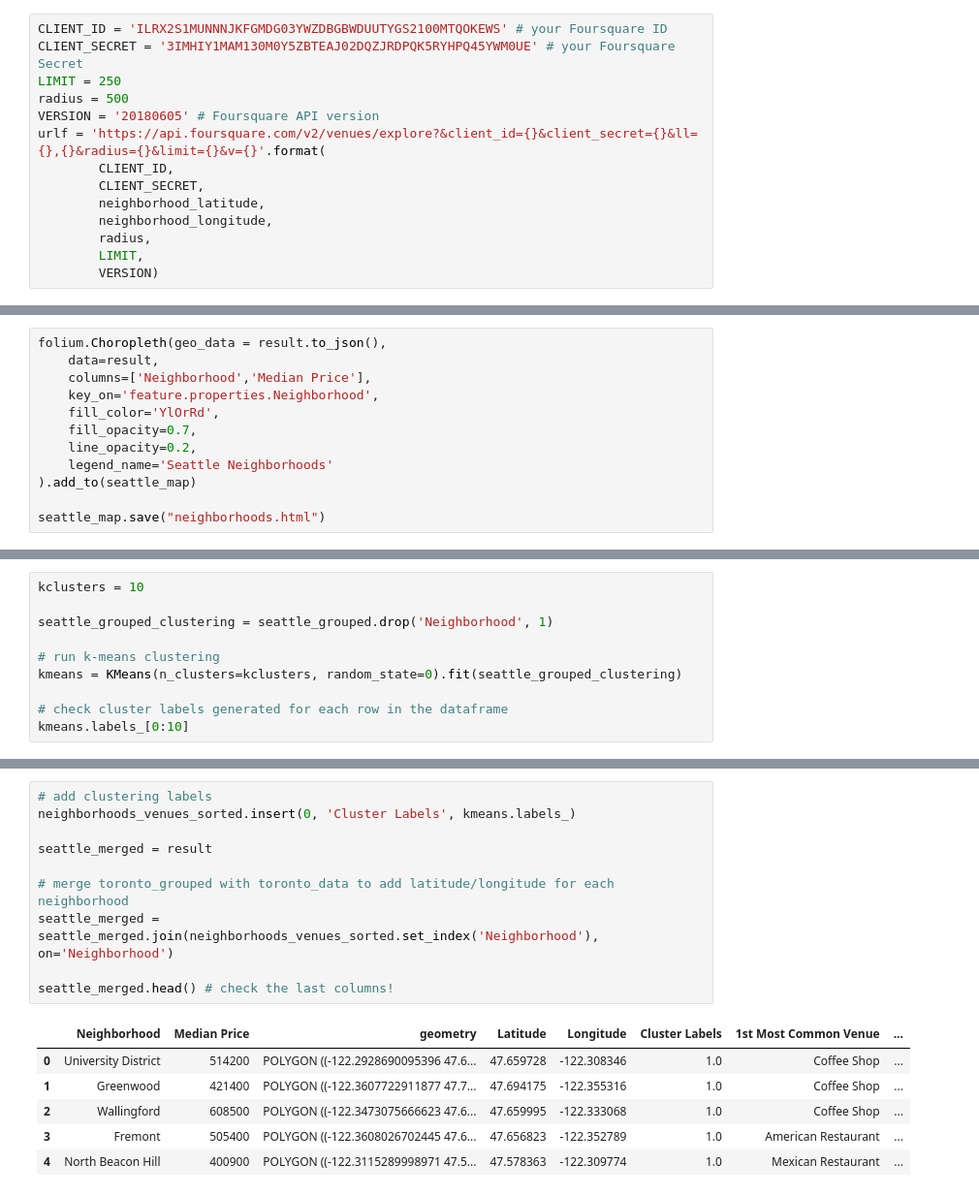
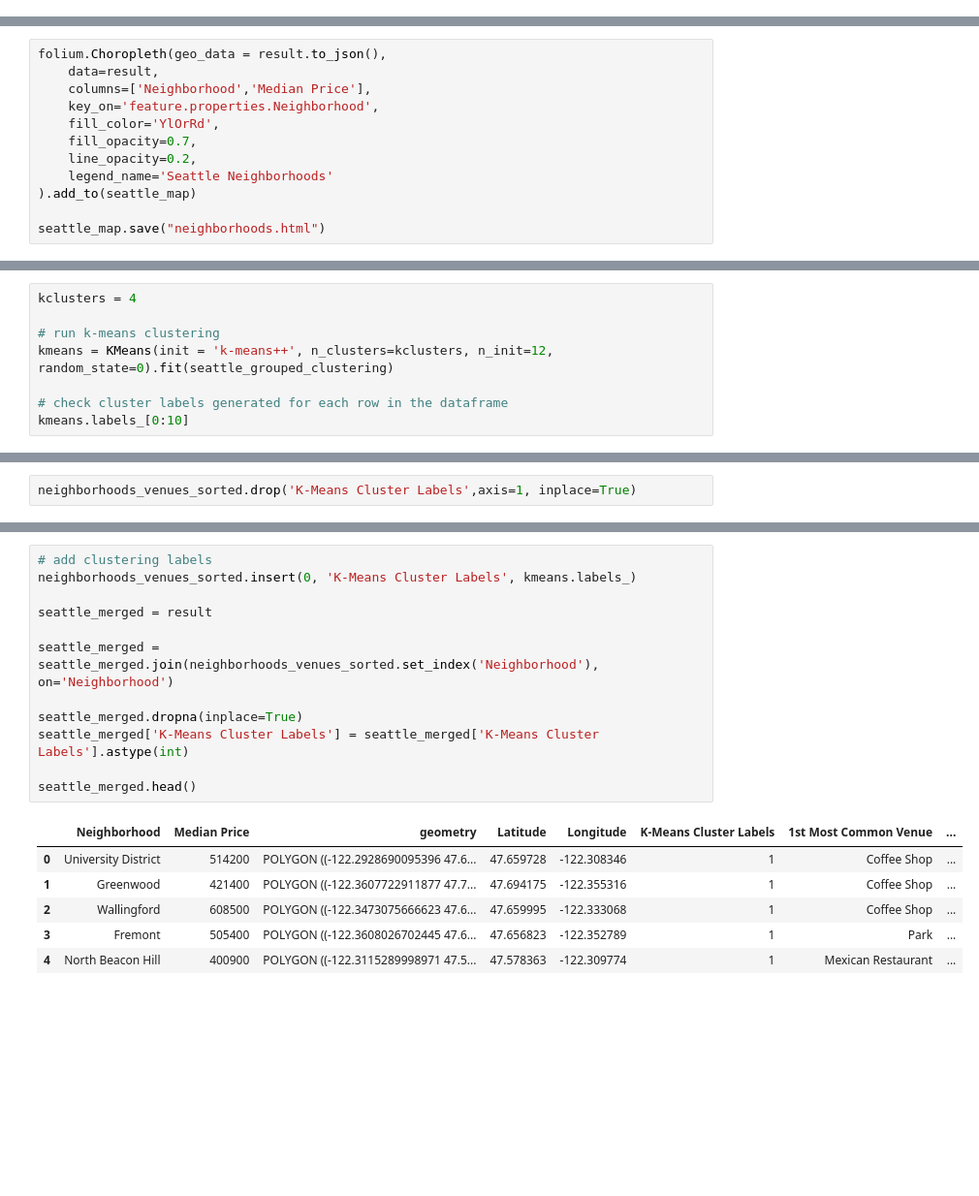
Before and after one commit to reluctantfuturist/Coursera_Capstone, a Jupyter notebook: Coursera Capstone Project.ipynb, the cells around one changed output, grey strips where cells are left out. Shown: that part at 97% size. Drawn from its saved outputs; the diff is of its cells as text; blank space fills up the shorter version.

```diff
--- a/Coursera Capstone Project.ipynb
+++ b/Coursera Capstone Project.ipynb
@@ -175,14 +221,0 @@ neighborhood_longitude = result.loc[0, 'Longitude'] # neighborhood longitude val
-# %%
-CLIENT_ID = 'ILRX2S1MUNNNJKFGMDG03YWZDBGBWDUUTYGS2100MTQOKEWS' # your Foursquare ID
-CLIENT_SECRET = '3IMHIY1MAM130M0Y5ZBTEAJ02DQZJRDPQK5RYHPQ45YWM0UE' # your Foursquare Secret
-LIMIT = 250
-radius = 500
-VERSION = '20180605' # Foursquare API version
-urlf = 'https://api.foursquare.com/v2/venues/explore?&client_id={}&client_secret={}&ll={},{}&radius={}&limit={}&v={}'.format(
-        CLIENT_ID,
-        CLIENT_SECRET,
-        neighborhood_latitude,
-        neighborhood_longitude,
-        radius,
-        LIMIT,
-        VERSION)
@@ -326,10 +385,8 @@ plt.show()
 # %%
-kclusters = 10
-
-seattle_grouped_clustering = seattle_grouped.drop('Neighborhood', 1)
+kclusters = 4
 
 # run k-means clustering
-kmeans = KMeans(n_clusters=kclusters, random_state=0).fit(seattle_grouped_clustering)
+kmeans = KMeans(init = 'k-means++', n_clusters=kclusters, n_init=12, random_state=0).fit(seattle_grouped_clustering)
 
 # check cluster labels generated for each row in the dataframe
 kmeans.labels_[0:10]
@@ -337,0 +395,2 @@ array([1, 1, 1, 1, 1, 1, 2, 1, 1, 1])
+# %%
+neighborhoods_venues_sorted.drop('K-Means Cluster Labels',axis=1, inplace=True)
@@ -338,17 +401,19 @@ array([1, 1, 1, 1, 1, 1, 2, 1, 1, 1])
 # %%
 # add clustering labels
-neighborhoods_venues_sorted.insert(0, 'Cluster Labels', kmeans.labels_)
+neighborhoods_venues_sorted.insert(0, 'K-Means Cluster Labels', kmeans.labels_)
 
 seattle_merged = result
 
-# merge toronto_grouped with toronto_data to add latitude/longitude for each neighborhood
 seattle_merged = seattle_merged.join(neighborhoods_venues_sorted.set_index('Neighborhood'), on='Neighborhood')
 
-seattle_merged.head() # check the last columns!
+seattle_merged.dropna(inplace=True)
+seattle_merged['K-Means Cluster Labels'] = seattle_merged['K-Means Cluster Labels'].astype(int)
+
+seattle_merged.head()
 # %% [output]
-|  | Neighborhood | Median Price | geometry | Latitude | Longitude | Cluster Labels | 1st Most Common Venue | ... |
-| 0 | University District | 514200 | POLYGON ((-122.2928690095396 47.6... | 47.659728 | -122.308346 | 1.0 | Coffee Shop | ... |
-| 1 | Greenwood | 421400 | POLYGON ((-122.3607722911877 47.7... | 47.694175 | -122.355316 | 1.0 | Coffee Shop | ... |
-| 2 | Wallingford | 608500 | POLYGON ((-122.3473075666623 47.6... | 47.659995 | -122.333068 | 1.0 | Coffee Shop | ... |
-| 3 | Fremont | 505400 | POLYGON ((-122.3608026702445 47.6... | 47.656823 | -122.352789 | 1.0 | American Restaurant | ... |
-| 4 | North Beacon Hill | 400900 | POLYGON ((-122.3115289998971 47.5... | 47.578363 | -122.309774 | 1.0 | Mexican Restaurant | ... |
+|  | Neighborhood | Median Price | geometry | Latitude | Longitude | K-Means Cluster Labels | 1st Most Common Venue | ... |
+| 0 | University District | 514200 | POLYGON ((-122.2928690095396 47.6... | 47.659728 | -122.308346 | 1 | Coffee Shop | ... |
+| 1 | Greenwood | 421400 | POLYGON ((-122.3607722911877 47.7... | 47.694175 | -122.355316 | 1 | Coffee Shop | ... |
+| 2 | Wallingford | 608500 | POLYGON ((-122.3473075666623 47.6... | 47.659995 | -122.333068 | 1 | Coffee Shop | ... |
+| 3 | Fremont | 505400 | POLYGON ((-122.3608026702445 47.6... | 47.656823 | -122.352789 | 1 | Park | ... |
+| 4 | North Beacon Hill | 400900 | POLYGON ((-122.3115289998971 47.5... | 47.578363 | -122.309774 | 1 | Mexican Restaurant | ... |
```
Also changed, not shown: parts of 94 cells of this notebook.
